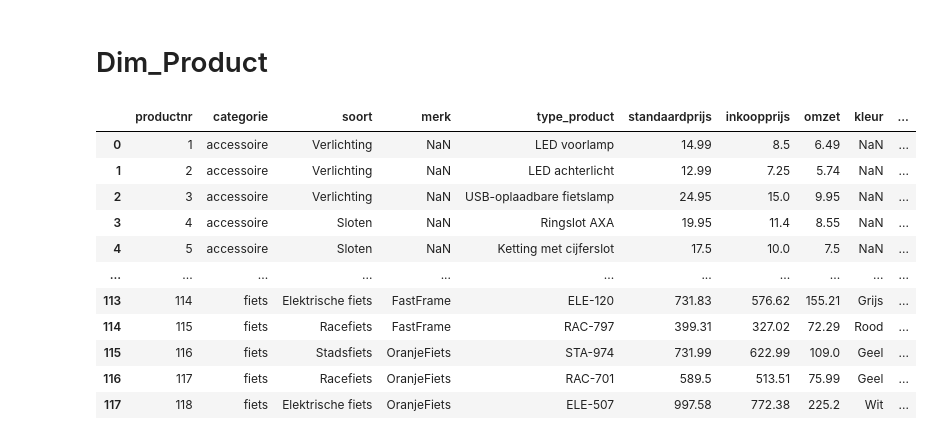
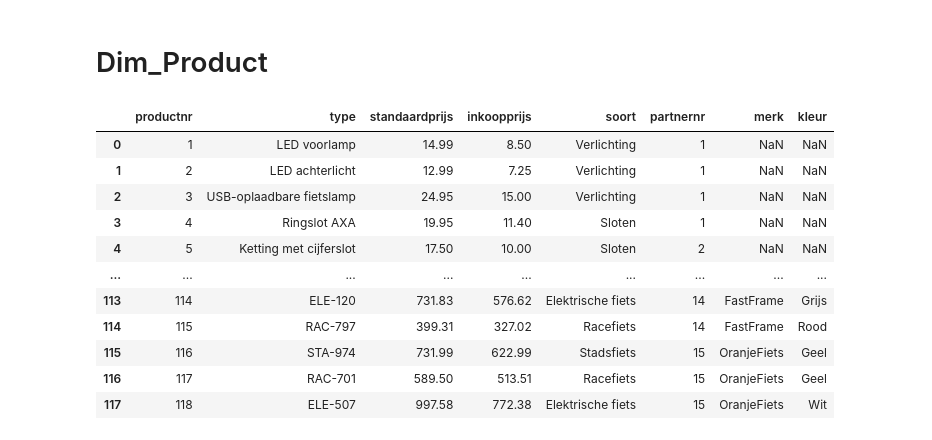
Before and after one commit to Drakarta/deai, a Jupyter notebook: DWH/main.ipynb, the cells around one changed output. Cells and saved outputs as stored; diff of their text form; code cells hidden in the pictures.

```diff
--- a/DWH/main.ipynb
+++ b/DWH/main.ipynb
@@ -155,50 +155,66 @@ df_partner_combined
 # %%
 dwh_product      = pd.read_sql_query('SELECT * FROM Dim_Product', DWH)
 df_accessoire_av = pd.read_sql_query('SELECT * FROM accessoire_verkoop_accessoire', SDM)
 df_accessoire_ai = pd.read_sql_query('SELECT * FROM accessoire_inkoop_accessoire', SDM)
 df_fiets_o       = pd.read_sql_query('SELECT * FROM onderhoud_fiets', SDM)
 df_fiets_fv      = pd.read_sql_query('SELECT * FROM fiets_verkoop_fiets', SDM)
 df_fiets_fi      = pd.read_sql_query('SELECT * FROM fiets_inkoop_fiets', SDM)
 
+df_leverancier_av = pd.read_sql_query('SELECT * FROM accessoire_verkoop_leverancier', SDM)
+df_leverancier_ai = pd.read_sql_query('SELECT * FROM accessoire_inkoop_leverancier', SDM)
+df_fabrikant_o    = pd.read_sql_query('SELECT * FROM onderhoud_fabrikant', SDM)
+df_fabrikant_fv   = pd.read_sql_query('SELECT * FROM fiets_verkoop_fabrikant', SDM)
+df_fabrikant_fi   = pd.read_sql_query('SELECT * FROM fiets_inkoop_fabrikant', SDM)
+
+df_accessoire_av = pd.merge(df_accessoire_av, df_leverancier_av, left_on='leverancier', right_on='leveranciernr', how='left', suffixes=('_accessoire', '_leverancier'))
+df_accessoire_av.rename(columns={'naam_accessoire': 'type'}, inplace=True)
+df_accessoire_av.drop(columns=['leveranciernr', 'leverancier', 'adres', 'woonplaats'], inplace=True, errors='ignore')
+df_accessoire_av = pd.merge(df_accessoire_av, df_partner_combined, left_on='naam_leverancier', right_on='naam', how='left')
+df_accessoire_av.drop(columns=['naam_leverancier', 'naam', 'adres', 'plaats', 'type_partner'], inplace=True, errors='ignore')
+
+df_accessoire_ai = pd.merge(df_accessoire_ai, df_leverancier_ai, left_on='leverancier', right_on='leveranciernr', how='left', suffixes=('_accessoire', '_leverancier'))
+df_accessoire_ai.rename(columns={'naam_accessoire': 'type'}, inplace=True)
+df_accessoire_ai.drop(columns=['leveranciernr', 'leverancier', 'adres', 'woonplaats'], inplace=True, errors='ignore')
+df_accessoire_ai = pd.merge(df_accessoire_ai, df_partner_combined, left_on='naam_leverancier', right_on='naam', how='left')
+df_accessoire_ai.drop(columns=['naam_leverancier', 'naam', 'adres', 'plaats', 'type_partner'], inplace=True, errors='ignore')
+
+df_fiets_o = pd.merge(df_fiets_o, df_fabrikant_o, left_on='fabrikant', right_on='fabrikantnr', how='left')
+df_fiets_o.drop(columns=['fabrikantnr', 'fabrikant', 'adres', 'woonplaats', 'plaats'], inplace=True, errors='ignore')
+df_fiets_o = pd.merge(df_fiets_o, df_partner_combined, left_on='naam', right_on='naam', how='left')
+df_fiets_o.drop(columns=['naam_fabrikant', 'naam', 'adres', 'plaats', 'type_partner'], inplace=True, errors='ignore')
+
+df_fiets_fv = pd.merge(df_fiets_fv, df_fabrikant_fv, left_on='fabrikant', right_on='fabrikantnr', how='left')
+df_fiets_fv.drop(columns=['fabrikantnr', 'fabrikant', 'adres', 'woonplaats', 'plaats'], inplace=True, errors='ignore')
+df_fiets_fv = pd.merge(df_fiets_fv, df_partner_combined, left_on='naam', right_on='naam', how='left')
+df_fiets_fv.drop(columns=['naam_fabrikant', 'naam', 'adres', 'plaats', 'type_partner'], inplace=True, errors='ignore')
+
+df_fiets_fi = pd.merge(df_fiets_fi, df_fabrikant_fi, left_on='fabrikant', right_on='fabrikantnr', how='left')
+df_fiets_fi.drop(columns=['fabrikantnr', 'fabrikant', 'adres', 'woonplaats', 'plaats'], inplace=True, errors='ignore')
+df_fiets_fi = pd.merge(df_fiets_fi, df_partner_combined, left_on='naam', right_on='naam', how='left')
+df_fiets_fi.drop(columns=['naam_fabrikant', 'naam', 'adres', 'plaats', 'type_partner'], inplace=True, errors='ignore')
+
 df_accessoire_av = df_accessoire_av.drop('accessoirenr', axis=1)
 df_accessoire_ai = df_accessoire_ai.drop('accessoirenr', axis=1)
-df_fiets_o       = df_fiets_o.drop('fietsnr', axis=1)
-df_fiets_fv      = df_fiets_fv.drop('fietsnr', axis=1)
-df_fiets_fi      = df_fiets_fi.drop('fietsnr', axis=1)
+df_fiets_o = df_fiets_o.drop('fietsnr', axis=1)
+df_fiets_fv = df_fiets_fv.drop('fietsnr', axis=1)
+df_fiets_fi = df_fiets_fi.drop('fietsnr', axis=1)
 
 df_accessoire_combined = pd.concat([df_accessoire_av, df_accessoire_ai]).drop_duplicates().reset_index(drop=True)
-df_fiets_combined      = pd.concat([df_fiets_o, df_fiets_fv, df_fiets_fi]).drop_duplicates().reset_index(drop=True)
-
-df_accessoire_combined.insert(0, 'categorie', 'accessoire')
-df_accessoire_combined.rename(columns={'naam': 'type_product', 'productnaam': 'type_product', 'leverancier': 'partner'}, inplace=True)
-
-df_fiets_combined.insert(0, 'categorie', 'fiets')
-df_fiets_combined.rename(columns={'fabrikant': 'partner', 'type': 'type_product'}, inplace=True)
-
+df_fiets_combined = pd.concat([df_fiets_o, df_fiets_fv, df_fiets_fi]).drop_duplicates().reset_index(drop=True)
 df_product_combined = pd.concat([df_accessoire_combined, df_fiets_combined]).drop_duplicates().reset_index(drop=True)
 
-# ── Map partner name → partnernr ──────────────────────────────────────────────
-# Build a lookup: naam -> partnernr from Dim_Partner
-partner_lookup = df_partner_combined.set_index('naam')['partnernr']
-df_product_combined['partner'] = df_product_combined['partner'].map(partner_lookup)
-
-# ── Merge with existing Dim_Product and save ──────────────────────────────────
-dwh_product = pd.concat([dwh_product, df_product_combined]).drop_duplicates().reset_index(drop=True)
-dwh_product['productnr'] = range(1, len(dwh_product) + 1)
-dwh_product['omzet'] = dwh_product['standaardprijs'] - dwh_product['inkoopprijs']
-
-dwh_product.to_sql('Dim_Product', DWH, if_exists='replace', index=False)
-dwh_product
+df_product_combined.insert(0, 'productnr', range(1, len(df_product_combined) + 1))
+df_product_combined
 # %% [output]
-|  | productnr | categorie | soort | merk | type_product | standaardprijs | inkoopprijs | omzet | kleur | ... |
-| 0 | 1 | accessoire | Verlichting | NaN | LED voorlamp | 14.99 | 8.5 | 6.49 | NaN | ... |
-| 1 | 2 | accessoire | Verlichting | NaN | LED achterlicht | 12.99 | 7.25 | 5.74 | NaN | ... |
-| 2 | 3 | accessoire | Verlichting | NaN | USB-oplaadbare fietslamp | 24.95 | 15.0 | 9.95 | NaN | ... |
-| 3 | 4 | accessoire | Sloten | NaN | Ringslot AXA | 19.95 | 11.4 | 8.55 | NaN | ... |
-| 4 | 5 | accessoire | Sloten | NaN | Ketting met cijferslot | 17.5 | 10.0 | 7.5 | NaN | ... |
-| ... | ... | ... | ... | ... | ... | ... | ... | ... | ... | ... |
-| 113 | 114 | fiets | Elektrische fiets | FastFrame | ELE-120 | 731.83 | 576.62 | 155.21 | Grijs | ... |
-| 114 | 115 | fiets | Racefiets | FastFrame | RAC-797 | 399.31 | 327.02 | 72.29 | Rood | ... |
-| 115 | 116 | fiets | Stadsfiets | OranjeFiets | STA-974 | 731.99 | 622.99 | 109.0 | Geel | ... |
-| 116 | 117 | fiets | Racefiets | OranjeFiets | RAC-701 | 589.5 | 513.51 | 75.99 | Geel | ... |
-| 117 | 118 | fiets | Elektrische fiets | OranjeFiets | ELE-507 | 997.58 | 772.38 | 225.2 | Wit | ... |
+|  | productnr | type | standaardprijs | inkoopprijs | soort | partnernr | merk | kleur |
+| 0 | 1 | LED voorlamp | 14.99 | 8.50 | Verlichting | 1 | NaN | NaN |
+| 1 | 2 | LED achterlicht | 12.99 | 7.25 | Verlichting | 1 | NaN | NaN |
+| 2 | 3 | USB-oplaadbare fietslamp | 24.95 | 15.00 | Verlichting | 1 | NaN | NaN |
+| 3 | 4 | Ringslot AXA | 19.95 | 11.40 | Sloten | 1 | NaN | NaN |
+| 4 | 5 | Ketting met cijferslot | 17.50 | 10.00 | Sloten | 2 | NaN | NaN |
+| ... | ... | ... | ... | ... | ... | ... | ... | ... |
+| 113 | 114 | ELE-120 | 731.83 | 576.62 | Elektrische fiets | 14 | FastFrame | Grijs |
+| 114 | 115 | RAC-797 | 399.31 | 327.02 | Racefiets | 14 | FastFrame | Rood |
+| 115 | 116 | STA-974 | 731.99 | 622.99 | Stadsfiets | 15 | OranjeFiets | Geel |
+| 116 | 117 | RAC-701 | 589.50 | 513.51 | Racefiets | 15 | OranjeFiets | Geel |
+| 117 | 118 | ELE-507 | 997.58 | 772.38 | Elektrische fiets | 15 | OranjeFiets | Wit |
```
Also changed, not shown: parts of 8 cells of this notebook, 1 other file.
